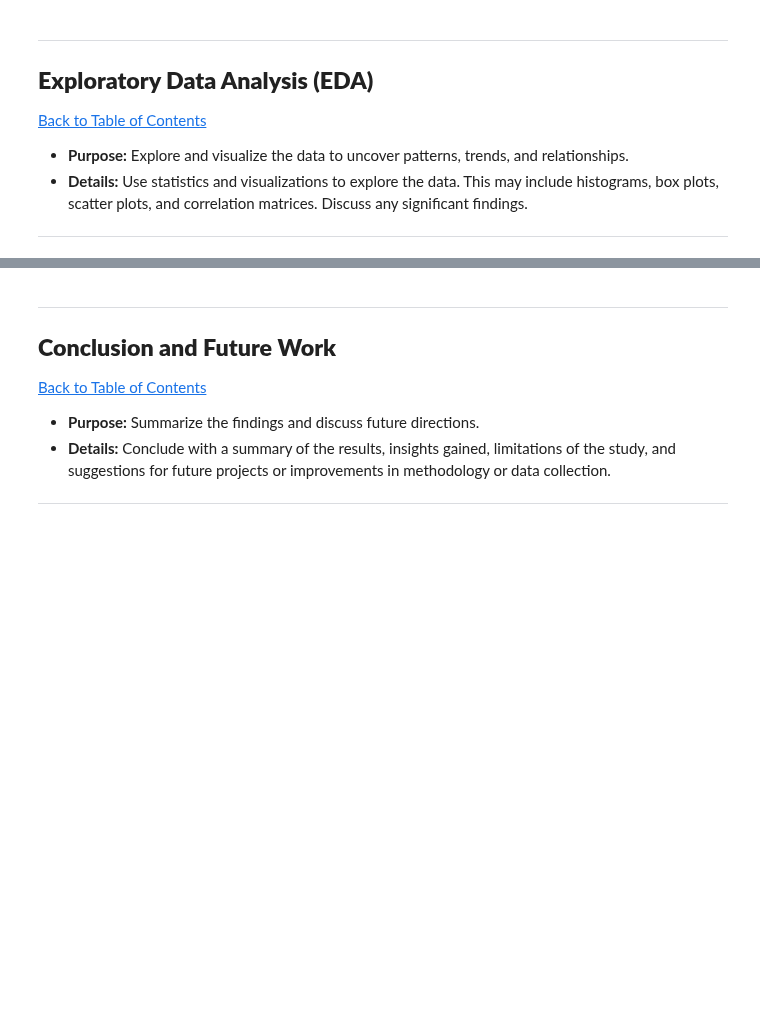
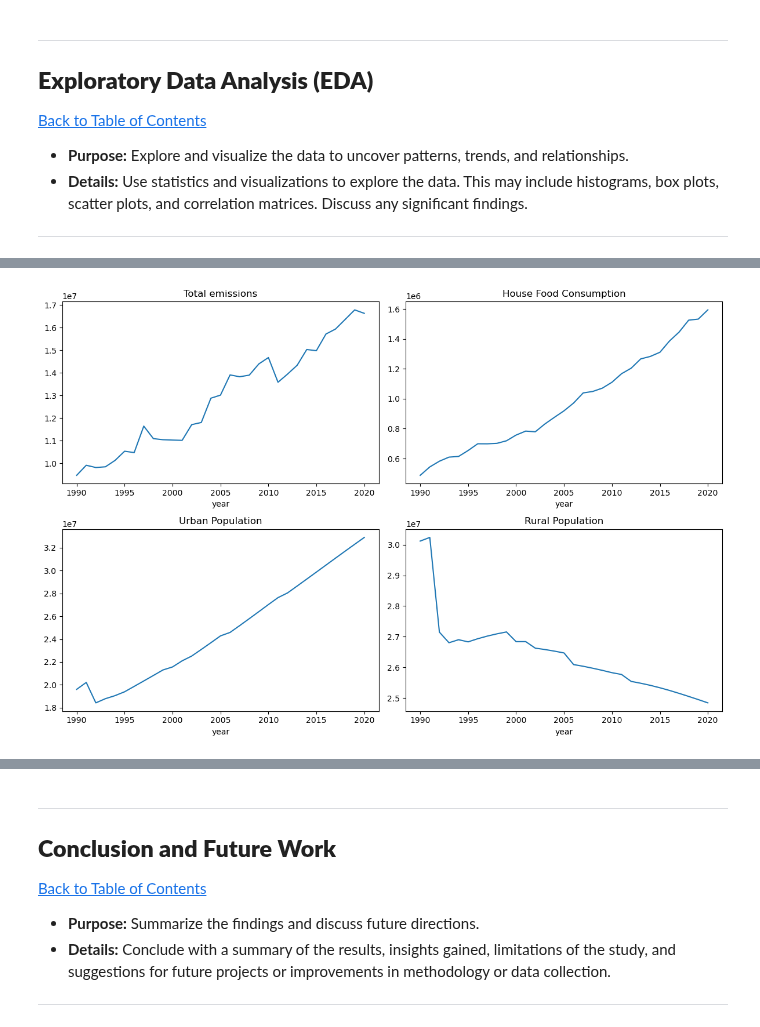
Before and after one commit to nhlokomomhlophe/2401PTDS_Regression_Project, a Jupyter notebook: 2401PTDS Regression Project.ipynb, the cells around one changed output, grey strips where cells are left out. Cells and saved outputs as stored; diff of their text form; code cells hidden in the pictures; blank space fills up the shorter version.

```diff
--- a/2401PTDS Regression Project.ipynb
+++ b/2401PTDS Regression Project.ipynb
@@ -288,0 +325,15 @@ df.head()
+# %%
+# Grouping by year with emissions, population size, food_household_consumption
+fig, ax = plt.subplots(2, 2, figsize=(12, 8))
+
+# Group by year with emissions, household food consumption and population
+df.groupby('year')['total_emission'].sum().plot(title="Total emissions",ax=ax[0, 0])
+df.groupby('year')['food_household_consumption'].sum().plot(title="House Food Consumption", ax=ax[0, 1])
+df.groupby('year')['urban_population'].mean().plot(title="Urban Population", ax=ax[1, 0])
+df.groupby('year')['rural_population'].mean().plot(title= "Rural Population", ax=ax[1, 1])
+
+# Show plots
+plt.tight_layout()
+plt.show()
+# %% [output]
+[figure, added]
```
Also changed, not shown: parts of 12 cells of this notebook.
